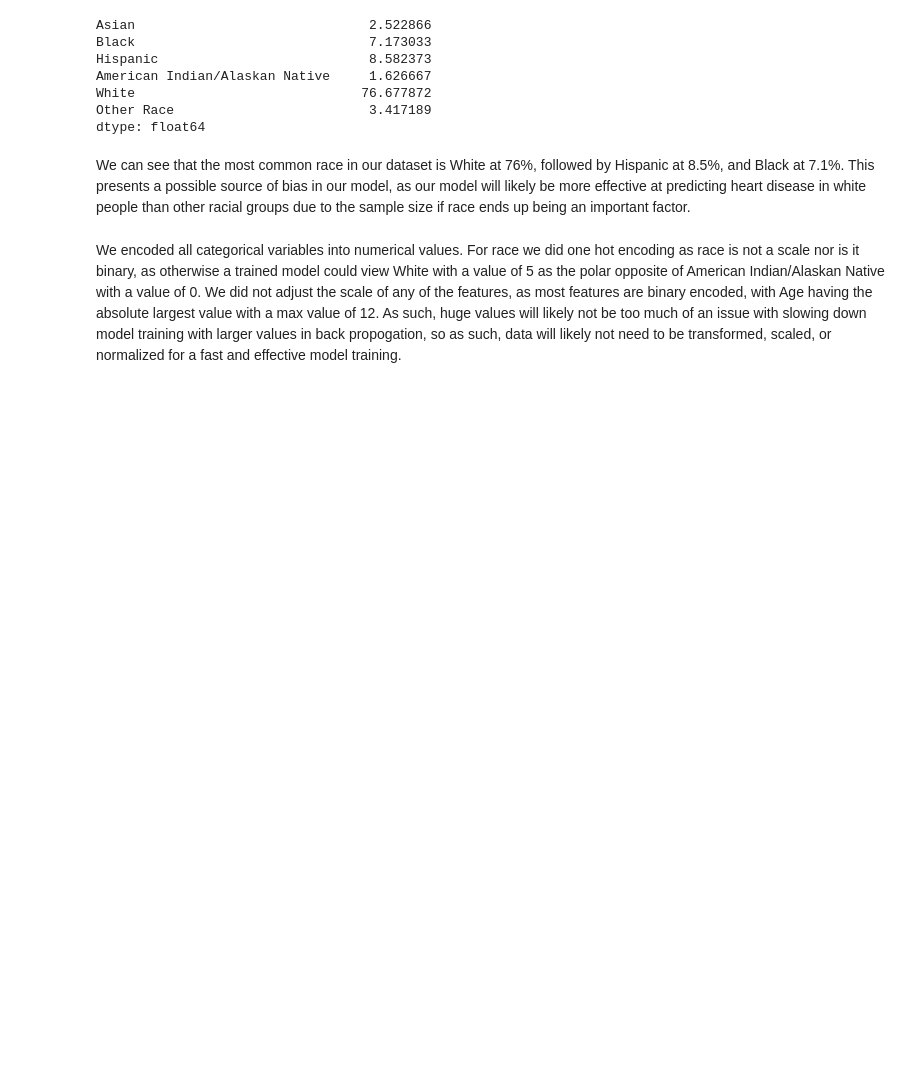
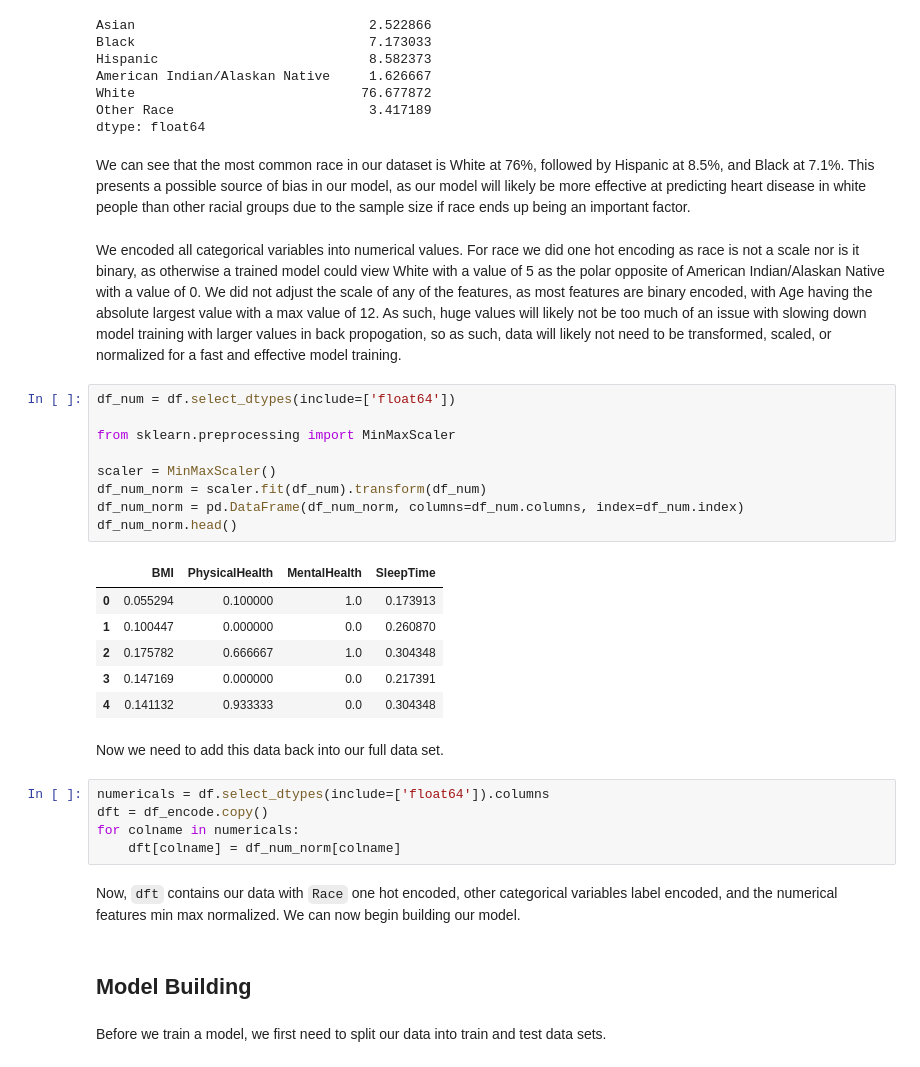
Before and after one commit to mhelkey/ecs171, a Jupyter notebook: main.ipynb, the cells around one changed output. Cells and saved outputs as stored; diff of their text form; blank space fills up the shorter version.

Commit message:
comment test

```diff
--- a/main.ipynb
+++ b/main.ipynb
@@ -306,3 +295,32 @@ We can see that the most common race in our dataset is White at 76%, followed by
 This presents a possible source of bias in our model, as our model will likely be more effective at predicting heart disease in white people than other racial groups due to the sample size if race ends up being an important factor.
 # %% [markdown]
 We encoded all categorical variables into numerical values. For race we did one hot encoding as race is not a scale nor is it binary, as otherwise a trained model could view White with a value of 5 as the polar opposite of American Indian/Alaskan Native with a value of 0. We did not adjust the scale of any of the features, as most features are binary encoded, with Age having the absolute largest value with a max value of 12. As such, huge values will likely not be too much of an issue with slowing down model training with larger values in back propogation, so as such, data will likely not need to be transformed, scaled, or normalized for a fast and effective model training.
+# %%
+df_num = df.select_dtypes(include=['float64'])
+
+from sklearn.preprocessing import MinMaxScaler
+
+scaler = MinMaxScaler()
+df_num_norm = scaler.fit(df_num).transform(df_num)
+df_num_norm = pd.DataFrame(df_num_norm, columns=df_num.columns, index=df_num.index)
+df_num_norm.head()
+# %% [output]
+|  | BMI | PhysicalHealth | MentalHealth | SleepTime |
+| 0 | 0.055294 | 0.100000 | 1.0 | 0.173913 |
+| 1 | 0.100447 | 0.000000 | 0.0 | 0.260870 |
+| 2 | 0.175782 | 0.666667 | 1.0 | 0.304348 |
+| 3 | 0.147169 | 0.000000 | 0.0 | 0.217391 |
+| 4 | 0.141132 | 0.933333 | 0.0 | 0.304348 |
+# %% [markdown]
+Now we need to add this data back into our full data set.
+# %%
+numericals = df.select_dtypes(include=['float64']).columns
+dft = df_encode.copy()
+for colname in numericals:
+    dft[colname] = df_num_norm[colname]
+# %% [markdown]
+Now, `dft` contains our data with `Race` one hot encoded, other categorical variables label encoded, and the numerical features min max normalized. We can now begin building our model.
+# %% [markdown]
+## Model Building
+# %% [markdown]
+Before we train a model, we first need to split our data into train and test data sets.
```
Also changed, not shown: parts of 7 cells of this notebook.
